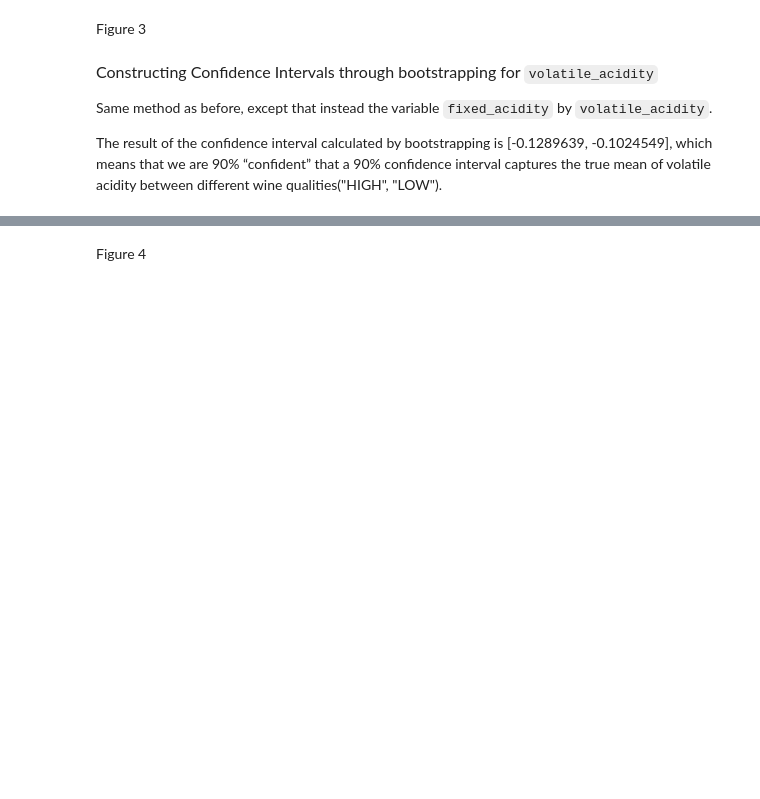
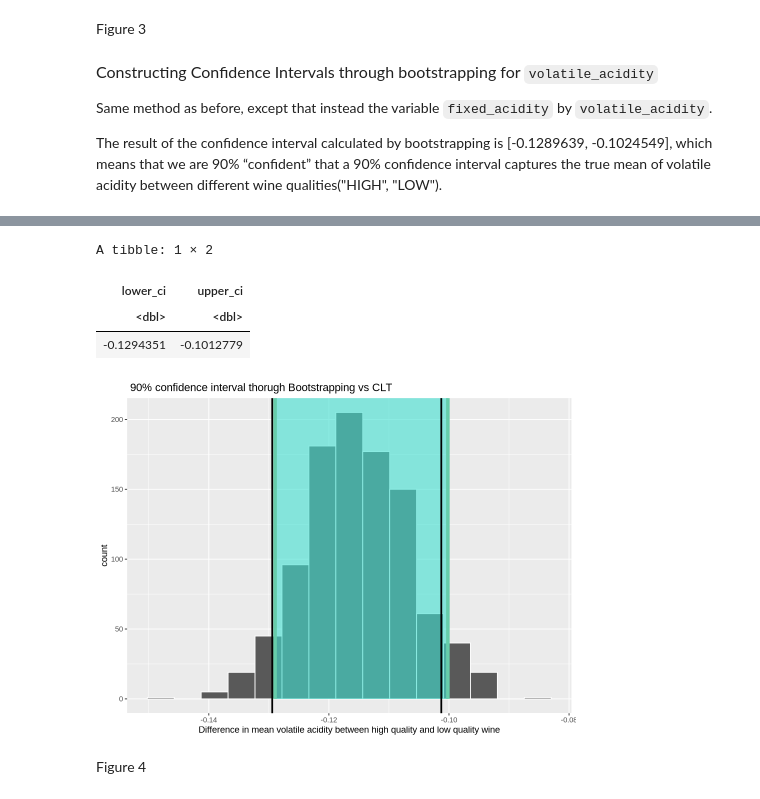
Before and after one commit to aleong2004/Wine-Composition, a Jupyter notebook: proposal.ipynb, the cells around one changed output, grey strips where cells are left out. Drawn from its saved outputs; the diff is of its cells as text; code cells hidden in the pictures; blank space fills up the shorter version.

```diff
--- a/proposal.ipynb
+++ b/proposal.ipynb
@@ -249,3 +263,28 @@ A tibble: 1 × 2
+# %%
+va_h_mean <- summary_stats$Volatile_Acidity_Mean[2]
+va_h_se <- summary_stats$Volatile_Acidity_SD[2]/sqrt(summary_stats$n[2])
+va_l_mean <- summary_stats$Volatile_Acidity_Mean[1]
+va_l_se <- summary_stats$Volatile_Acidity_SD[1]/sqrt(summary_stats$n[1])
+va_sd_diff <- sqrt((va_h_se)^2+(va_l_se)^2)
+va_diff_means <- va_h_mean-va_l_mean
+va_clt_ci <-
+     tibble(lower_ci = va_diff_means + qnorm(0.05) * sqrt((va_h_se)^2+(va_l_se)^2),
+            upper_ci = va_diff_means + qnorm(0.95) * sqrt((va_h_se)^2+(va_l_se)^2))
+va_clt_ci
+
+clt_vs_bs_ci_2<-
+    va_plot1 +
+geom_vline(data = va_clt_ci, aes(xintercept=lower_ci), color="black", lwd = 1)+
+geom_vline(data = va_clt_ci, aes(xintercept=upper_ci), color="black", lwd = 1) +
+labs(x= "Difference in mean volatile acidity between high quality and low quality wine",title = " 90% confidence interval thorugh Bootstrapping vs CLT")
+
+clt_vs_bs_ci_2
+# %% [output]
+A tibble: 1 × 2
+| lower_ci | upper_ci |
+| <dbl> | <dbl> |
+| -0.1294351 | -0.1012779 |
+[figure, added]
 # %% [markdown]
 Figure 4
 # %% [markdown]
```
Also changed, not shown: parts of 7 cells of this notebook.
